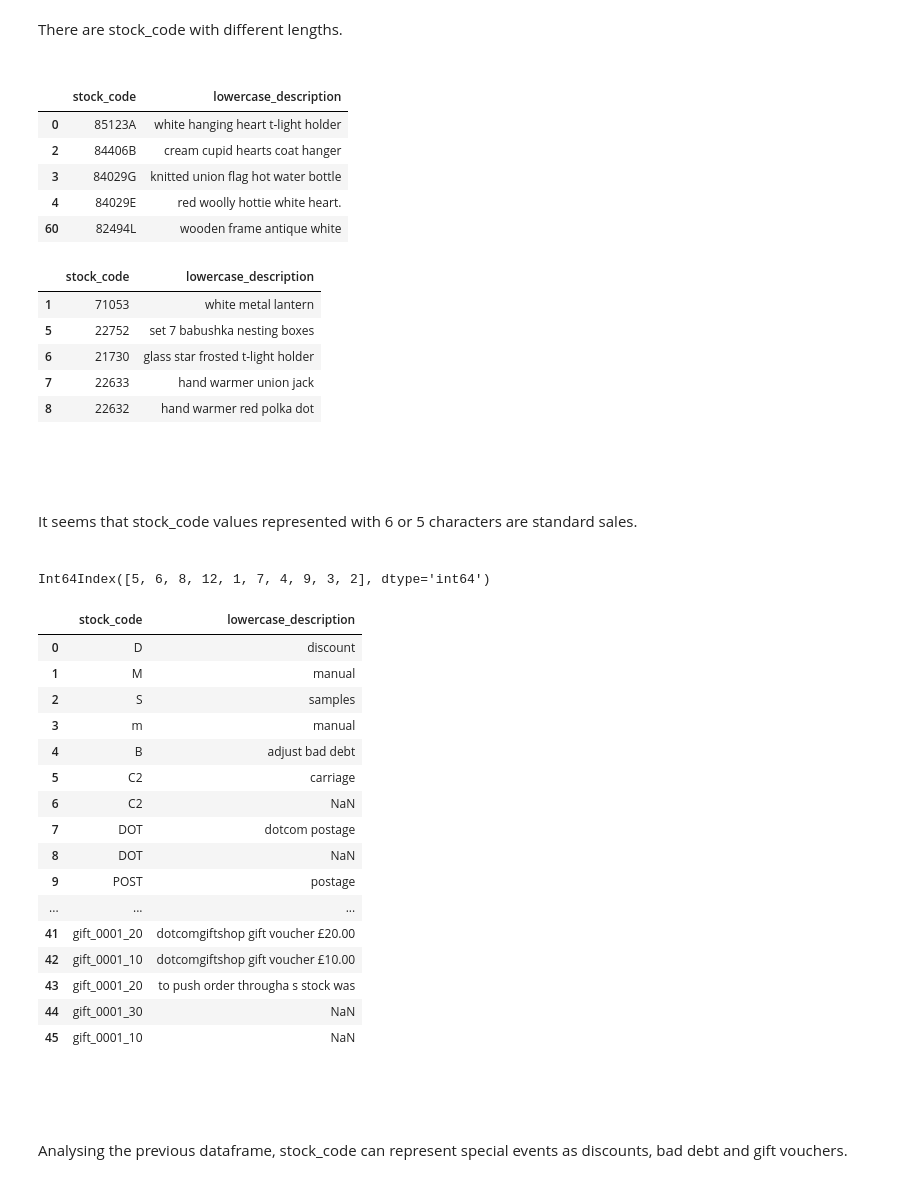
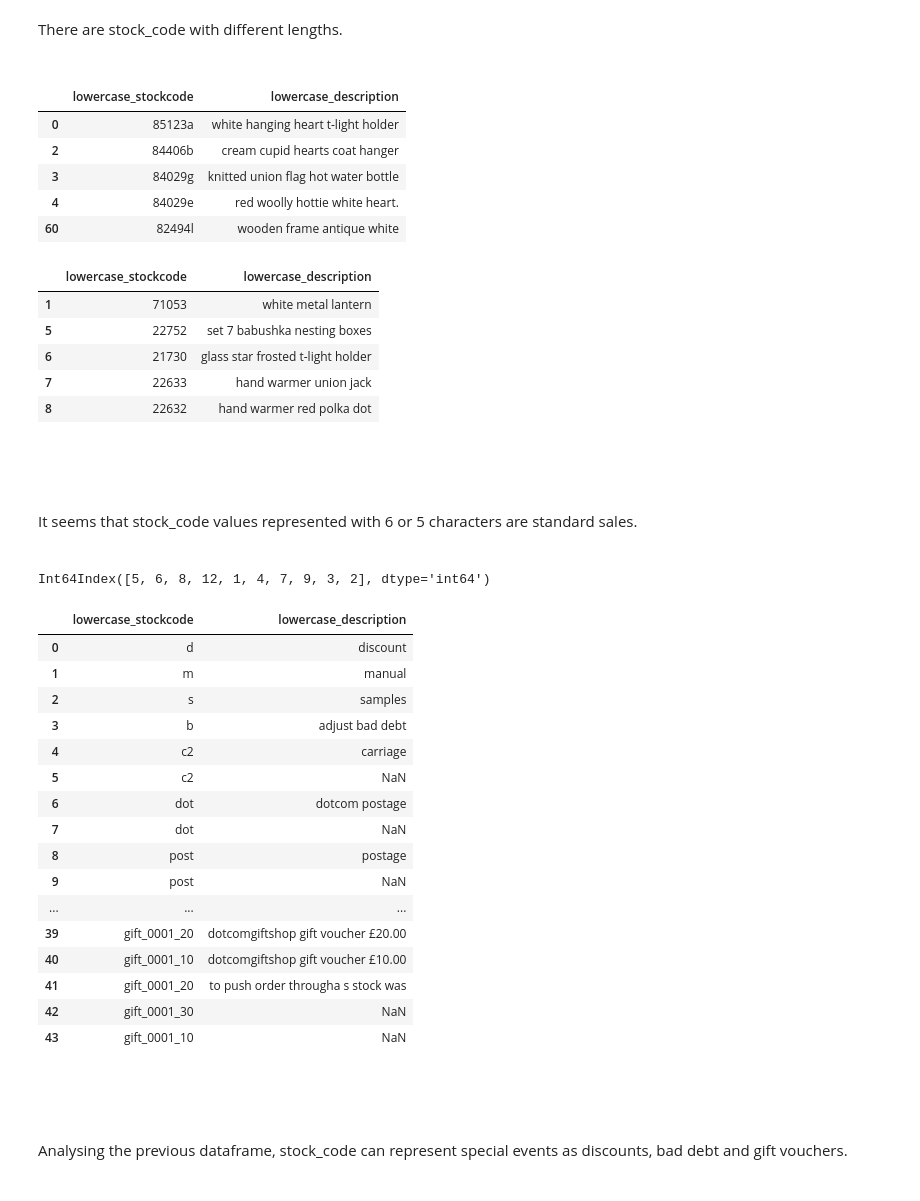
Before and after one commit to waltervt/Data_Science_Projects, a Jupyter notebook: E-Commerce Data Analysis/E-Commerce_Data_Analysis.ipynb, the cells around one changed output. Saved outputs shown, nothing was run; the diff lists cells and outputs as text; code cells hidden in the pictures.

```diff
--- a/E-Commerce Data Analysis/E-Commerce_Data_Analysis.ipynb
+++ b/E-Commerce Data Analysis/E-Commerce_Data_Analysis.ipynb
@@ -84,7 +98,12 @@ df.head()
 | 3 | 536365 | 84029G | KNITTED UNION FLAG HOT WATER BOTTLE | 6 | 12/1/2010 8:26 | 3.39 | 17850.0 | United Kingdom |
 | 4 | 536365 | 84029E | RED WOOLLY HOTTIE WHITE HEART. | 6 | 12/1/2010 8:26 | 3.39 | 17850.0 | United Kingdom |
 # %%
-# New columns to represent description and country in lower case
+# New columns to represent stock code, description and country in lower case
+
+# Lowercase stock code
+df.loc[~df['stock_code'].isna(), 'lowercase_stockcode'] = df.loc[
+                                                                 ~df['stock_code'].isna(), 'stock_code'
+                                                                ].apply(lambda text: text.lower())
 
 # Lowercase description
 df.loc[~df['description'].isna(), 'lowercase_description'] = df.loc[
@@ -347,6 +368,6 @@ In Data Preparation section it was possible to observe missing values in lowerca
 <br/>
 <br/>
 # %%
-products = df[['stock_code', 'lowercase_description']].drop_duplicates()
+products = df[['lowercase_stockcode', 'lowercase_description']].drop_duplicates()
 products.head()
 # %% [output]
@@ -425,19 +446,19 @@ There are stock_code with different lengths.
 <br/>
 # %%
 # stock_code with 6 characters
-products[products['stock_code'].map(len) == 6].head()
+products[products['lowercase_stockcode'].map(len) == 6].head()
 # %% [output]
-|  | stock_code | lowercase_description |
-| 0 | 85123A | white hanging heart t-light holder |
-| 2 | 84406B | cream cupid hearts coat hanger |
-| 3 | 84029G | knitted union flag hot water bottle |
-| 4 | 84029E | red woolly hottie white heart. |
-| 60 | 82494L | wooden frame antique white |
+|  | lowercase_stockcode | lowercase_description |
+| 0 | 85123a | white hanging heart t-light holder |
+| 2 | 84406b | cream cupid hearts coat hanger |
+| 3 | 84029g | knitted union flag hot water bottle |
+| 4 | 84029e | red woolly hottie white heart. |
+| 60 | 82494l | wooden frame antique white |
 # %%
 # stock_code with 5 characters
-products[products['stock_code'].map(len) == 5].head()
+products[products['lowercase_stockcode'].map(len) == 5].head()
 # %% [output]
-|  | stock_code | lowercase_description |
+|  | lowercase_stockcode | lowercase_description |
 | 1 | 71053 | white metal lantern |
 | 5 | 22752 | set 7 babushka nesting boxes |
 | 6 | 21730 | glass star frosted t-light holder |
@@ -451,46 +472,46 @@ It seems that stock_code values represented with 6 or 5 characters are standard
 <br/>
 <br/>
 # %%
-products['stock_code'].map(len).value_counts().index
+products['lowercase_stockcode'].map(len).value_counts().index
 # %% [output]
-Int64Index([5, 6, 8, 12, 1, 7, 4, 9, 3, 2], dtype='int64')
+Int64Index([5, 6, 8, 12, 1, 4, 7, 9, 3, 2], dtype='int64')
 # %%
 # Create a dataframe with stock_code descriptions
-def desc_stockcode():
+def desc_stockcode(prod):
 
     # stock_code lengths different from 5 and 6
     stockcode_len = [8, 12, 1, 7, 4, 9, 3, 2]
 
     stockcode_len = sorted(stockcode_len)
 
-    df_stockcode = (products[products['stock_code'].map(len) == stockcode_len[0]])
+    df_stockcode = (prod[prod['lowercase_stockcode'].map(len) == stockcode_len[0]])
 
     for length in stockcode_len[1:]:
         df_stockcode = pd.concat([df_stockcode,
-                                  products[products['stock_code'].map(len) == length]],
+                                  prod[prod['lowercase_stockcode'].map(len) == length]],
                                   ignore_index=True)
 
     return df_stockcode
 
-desc_stockcode()
+desc_stockcode(products)
 # %% [output]
-|  | stock_code | lowercase_description |
-| 0 | D | discount |
-| 1 | M | manual |
-| 2 | S | samples |
-| 3 | m | manual |
-| 4 | B | adjust bad debt |
-| 5 | C2 | carriage |
-| 6 | C2 | NaN |
-| 7 | DOT | dotcom postage |
-| 8 | DOT | NaN |
-| 9 | POST | postage |
+|  | lowercase_stockcode | lowercase_description |
+| 0 | d | discount |
+| 1 | m | manual |
+| 2 | s | samples |
+| 3 | b | adjust bad debt |
+| 4 | c2 | carriage |
+| 5 | c2 | NaN |
+| 6 | dot | dotcom postage |
+| 7 | dot | NaN |
+| 8 | post | postage |
+| 9 | post | NaN |
 | ... | ... | ... |
-| 41 | gift_0001_20 | dotcomgiftshop gift voucher £20.00 |
-| 42 | gift_0001_10 | dotcomgiftshop gift voucher £10.00 |
-| 43 | gift_0001_20 | to push order througha s stock was |
-| 44 | gift_0001_30 | NaN |
-| 45 | gift_0001_10 | NaN |
+| 39 | gift_0001_20 | dotcomgiftshop gift voucher £20.00 |
+| 40 | gift_0001_10 | dotcomgiftshop gift voucher £10.00 |
+| 41 | gift_0001_20 | to push order througha s stock was |
+| 42 | gift_0001_30 | NaN |
+| 43 | gift_0001_10 | NaN |
 # %% [markdown]
 <br/>
 <br/>
```
Also changed, not shown: parts of 101 cells of this notebook.
